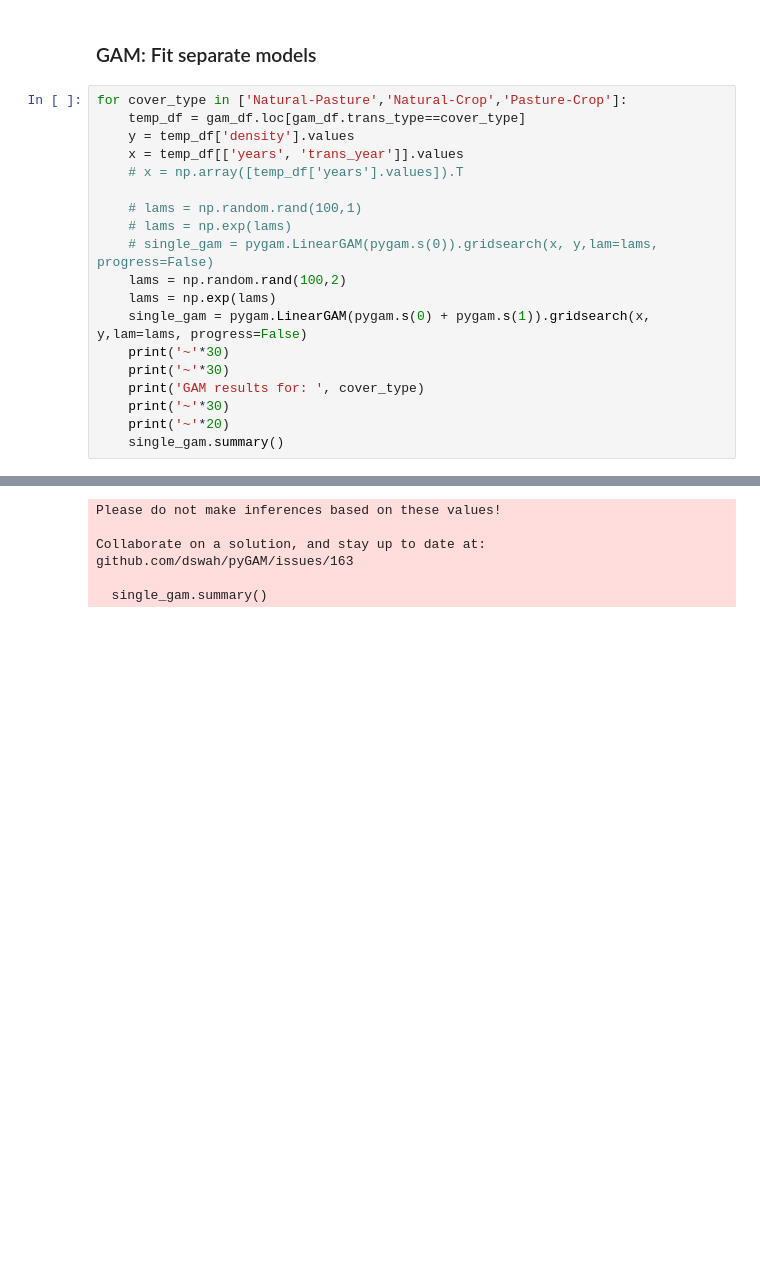
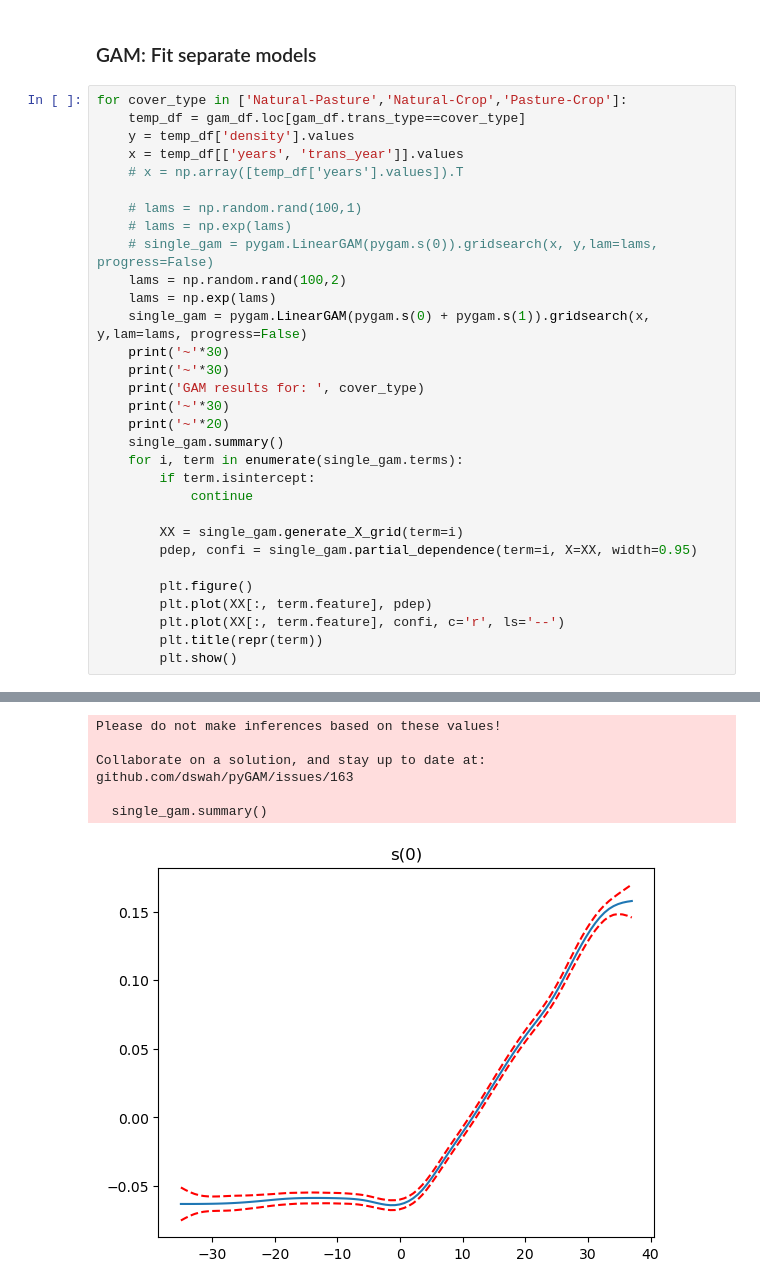
Before and after one commit to kysolvik/reservoir-id-smp, a Jupyter notebook: reservoir-id-smp/analysis/lulc/lulc_figs_w_gam.ipynb, the cells around one changed output, grey strips where cells are left out. Cells and saved outputs as stored; diff of their text form; blank space fills up the shorter version.

```diff
--- a/reservoir-id-smp/analysis/lulc/lulc_figs_w_gam.ipynb
+++ b/reservoir-id-smp/analysis/lulc/lulc_figs_w_gam.ipynb
@@ -530,6 +561,18 @@ for cover_type in ['Natural-Pasture','Natural-Crop','Pasture-Crop']:
     print('~'*30)
     print('~'*20)
     single_gam.summary()
+    for i, term in enumerate(single_gam.terms):
+        if term.isintercept:
+            continue
+
+        XX = single_gam.generate_X_grid(term=i)
+        pdep, confi = single_gam.partial_dependence(term=i, X=XX, width=0.95)
+
+        plt.figure()
+        plt.plot(XX[:, term.feature], pdep)
+        plt.plot(XX[:, term.feature], confi, c='r', ls='--')
+        plt.title(repr(term))
+        plt.show()
 # %% [output]
 ~~~~~~~~~~~~~~~~~~~~~~~~~~~~~~
 ~~~~~~~~~~~~~~~~~~~~~~~~~~~~~~
@@ -545,12 +588,13 @@ Number of Samples:                         1369 AIC:
                                                 GCV:                                                0.0003
 ... (13 lines left out)
 
 WARNING: p-values calculated in this manner behave correctly for un-penalized models or models with
          known smoothing parameters, but when smoothing parameters have been estimated, the p-values
          are typically lower than they should be, meaning that the tests reject the null too readily.
 Please do not make inferences based on these values!
 
 Collaborate on a solution, and stay up to date at:
 github.com/dswah/pyGAM/issues/163
 
   single_gam.summary()
+[figure, added]
```
Also changed, not shown: parts of 18 cells of this notebook.
